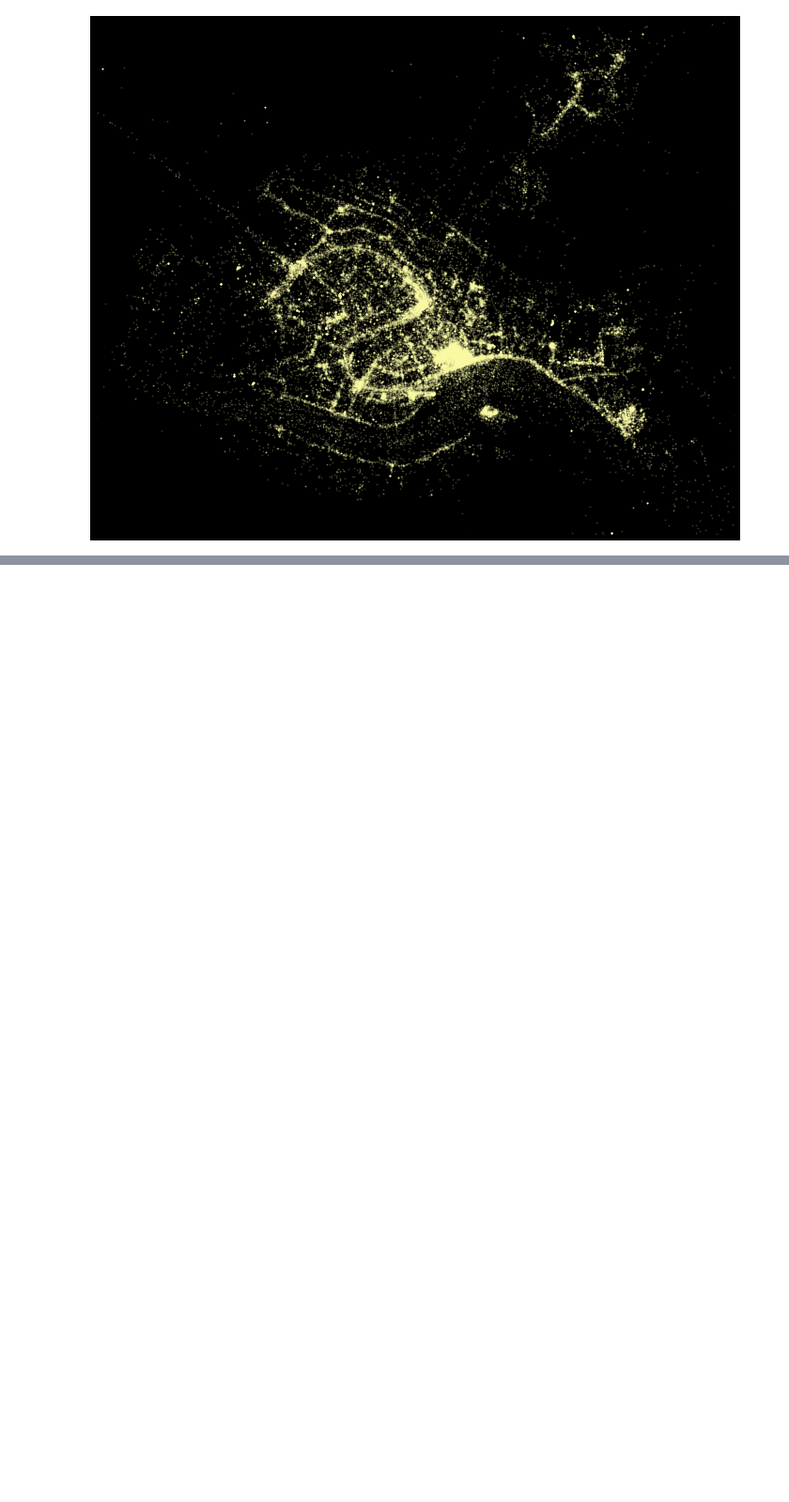
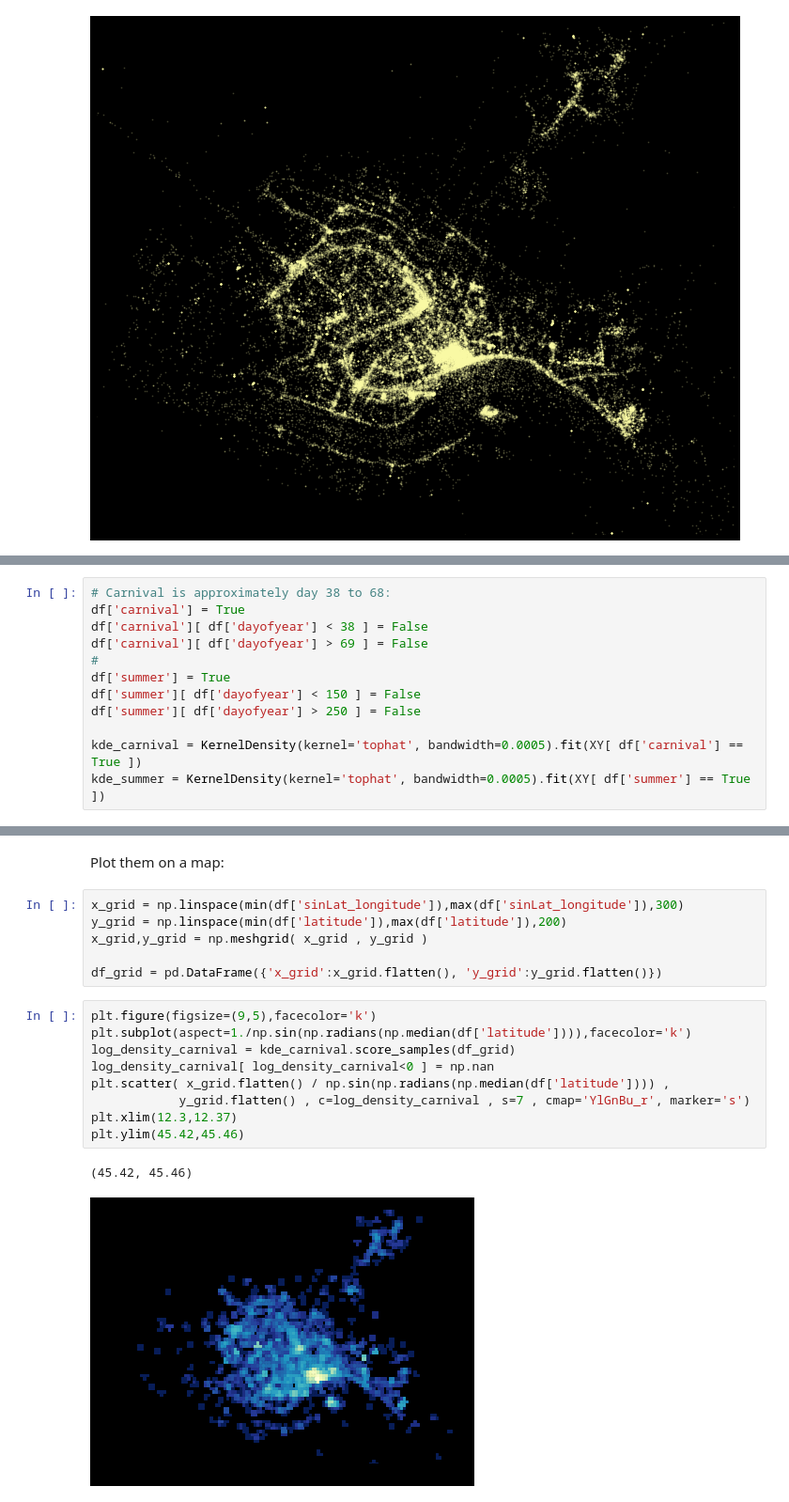
Before and after one commit to TristanCantatGaudin/playground, a Jupyter notebook: geotagged_photos_venezia.ipynb, the cells around one changed output, grey strips where cells are left out. Shown at 94% size. Drawn from its saved outputs; the diff is of its cells as text; blank space fills up the shorter version.

```diff
--- a/geotagged_photos_venezia.ipynb
+++ b/geotagged_photos_venezia.ipynb
@@ -151,0 +206,12 @@ plt.axis('off')
+# %%
+# Carnival is approximately day 38 to 68:
+df['carnival'] = True
+df['carnival'][ df['dayofyear'] < 38 ] = False
+df['carnival'][ df['dayofyear'] > 69 ] = False
+#
+df['summer'] = True
+df['summer'][ df['dayofyear'] < 150 ] = False
+df['summer'][ df['dayofyear'] > 250 ] = False
+
+kde_carnival = KernelDensity(kernel='tophat', bandwidth=0.0005).fit(XY[ df['carnival'] == True ])
+kde_summer = KernelDensity(kernel='tophat', bandwidth=0.0005).fit(XY[ df['summer'] == True ])
@@ -151,0 +234,20 @@ plt.axis('off')
+# %% [markdown]
+Plot them on a map:
+# %%
+x_grid = np.linspace(min(df['sinLat_longitude']),max(df['sinLat_longitude']),300)
+y_grid = np.linspace(min(df['latitude']),max(df['latitude']),200)
+x_grid,y_grid = np.meshgrid( x_grid , y_grid )
+
+df_grid = pd.DataFrame({'x_grid':x_grid.flatten(), 'y_grid':y_grid.flatten()})
+# %%
+plt.figure(figsize=(9,5),facecolor='k')
+plt.subplot(aspect=1./np.sin(np.radians(np.median(df['latitude']))),facecolor='k')
+log_density_carnival = kde_carnival.score_samples(df_grid)
+log_density_carnival[ log_density_carnival<0 ] = np.nan
+plt.scatter( x_grid.flatten() / np.sin(np.radians(np.median(df['latitude']))) ,
+            y_grid.flatten() , c=log_density_carnival , s=7 , cmap='YlGnBu_r', marker='s')
+plt.xlim(12.3,12.37)
+plt.ylim(45.42,45.46)
+# %% [output]
+(45.42, 45.46)
+[figure, added]
```
Also changed, not shown: parts of 8 cells of this notebook.
